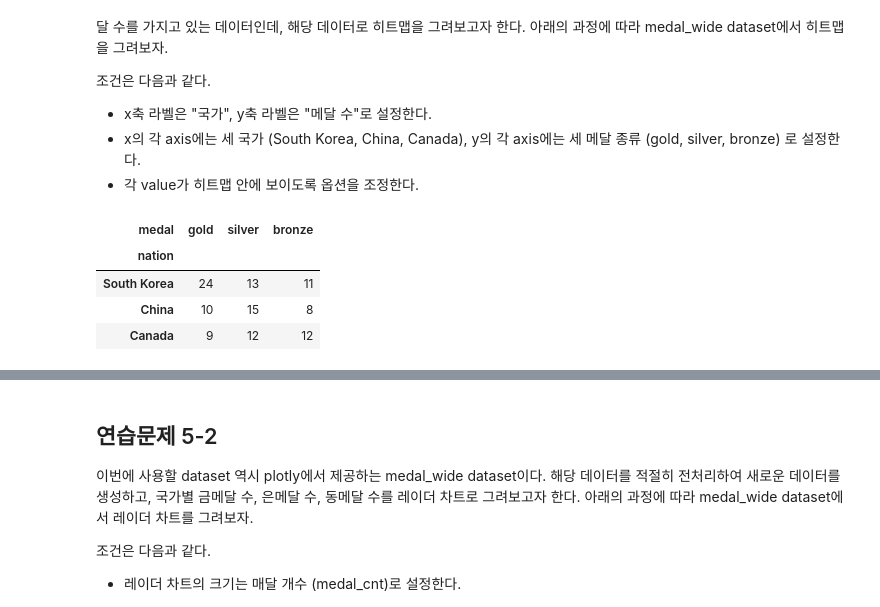
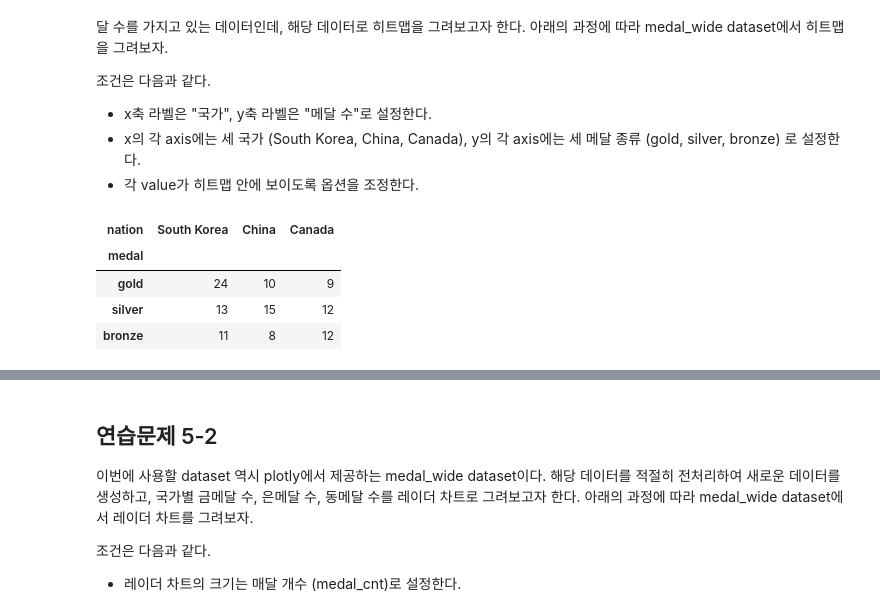
Before and after one commit to nohse/OUTTA_-_-, a Jupyter notebook: 2주차/노성현 - 4차 실습과제(2).ipynb, the cells around one changed output, grey strips where cells are left out. Cells and saved outputs as stored; diff of their text form; code cells hidden in the pictures.

```diff
--- a/2주차/노성현 - 4차 실습과제(2).ipynb
+++ b/2주차/노성현 - 4차 실습과제(2).ipynb
@@ -972,15 +994,17 @@ The frame.append method is deprecated and will be removed from pandas in a futur
 # %%
 # loading dataset
 # 출력 결과로 medal_wide dataset이 어떻게 구성되어 있는지 알 수 있다.
 df = px.data.medals_wide(indexed=True)
 
+# df = df.T
+df=df.T
 df
 # %% [output]
-| medal | gold | silver | bronze |
-| nation |  |  |  |
-| South Korea | 24 | 13 | 11 |
-| China | 10 | 15 | 8 |
-| Canada | 9 | 12 | 12 |
+| nation | South Korea | China | Canada |
+| medal |  |  |  |
+| gold | 24 | 10 | 9 |
+| silver | 13 | 15 | 12 |
+| bronze | 11 | 8 | 12 |
 # %%
 ## type your code ##
 fig = px.imshow(
```
Also changed, not shown: parts of 2 cells of this notebook, 7 other files.
